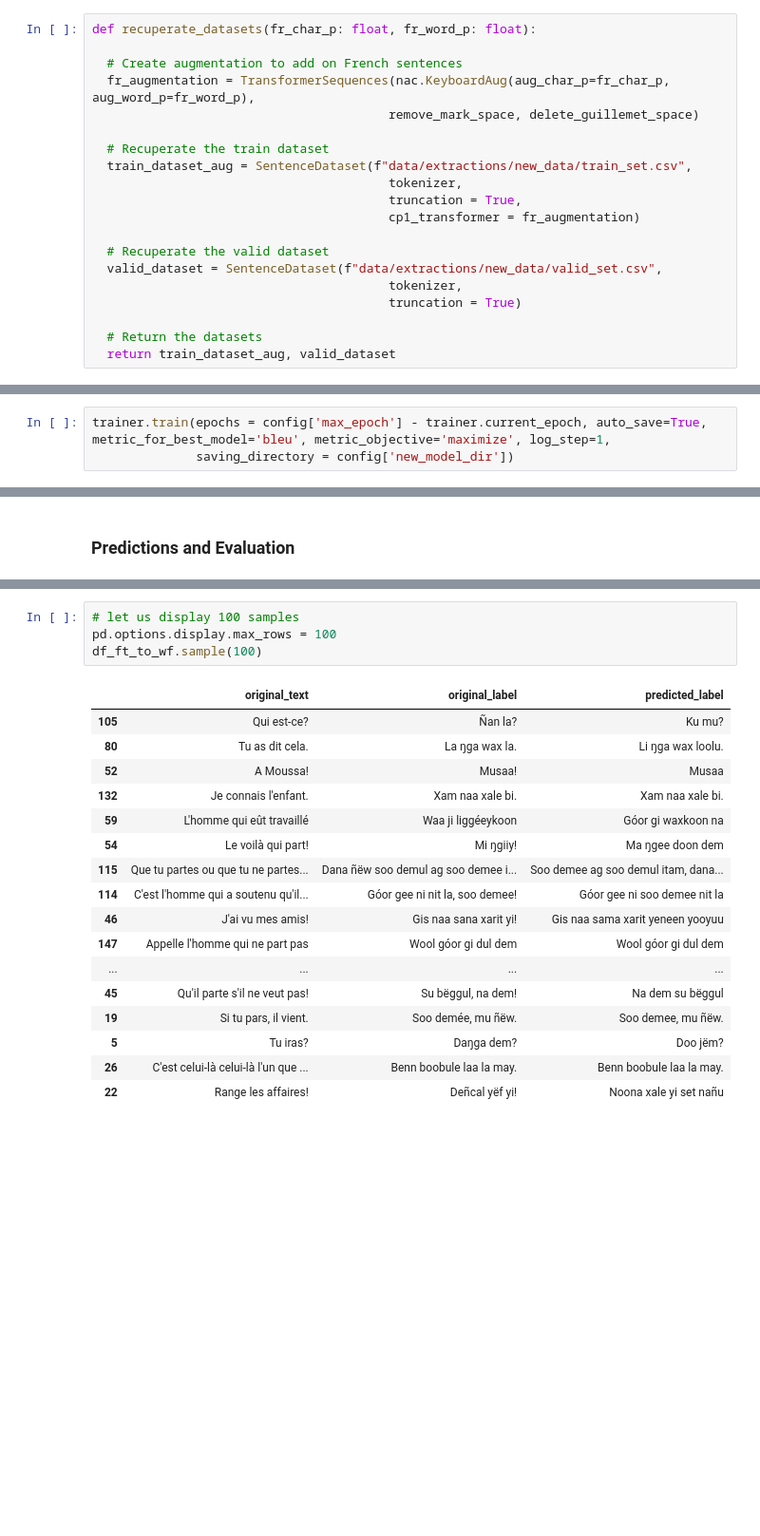
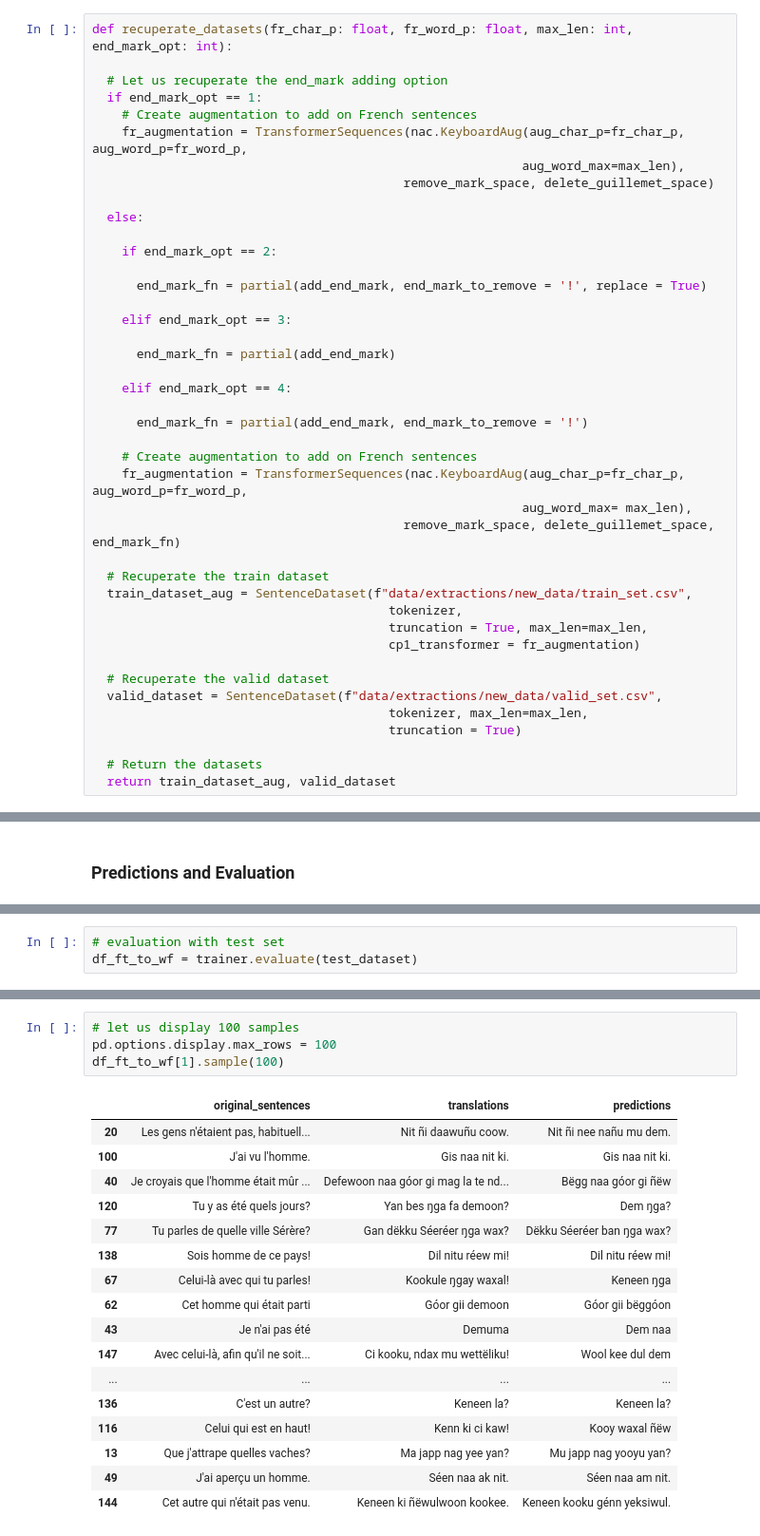
Before and after one commit to Oumar199/Wolof_traduction, a Jupyter notebook: fw_training_t5_small_custom_train_best_model_v3.ipynb, the cells around one changed output, grey strips where cells are left out. Shown at 95% size. Drawn from its saved outputs; the diff is of its cells as text; blank space fills up the shorter version.

```diff
--- a/fw_training_t5_small_custom_train_best_model_v3.ipynb
+++ b/fw_training_t5_small_custom_train_best_model_v3.ipynb
@@ -61,21 +62,43 @@ os.environ["WANDB_DISABLED"] = "true"
 # recuperate the tokenizer from a json file
 tokenizer = T5TokenizerFast(tokenizer_file=f"wolof-translate/wolof_translate/tokenizers/t5_tokenizers/tokenizer_v3.json")
 # %%
-def recuperate_datasets(fr_char_p: float, fr_word_p: float):
+def recuperate_datasets(fr_char_p: float, fr_word_p: float, max_len: int, end_mark_opt: int):
 
-  # Create augmentation to add on French sentences
-  fr_augmentation = TransformerSequences(nac.KeyboardAug(aug_char_p=fr_char_p, aug_word_p=fr_word_p),
-                                        remove_mark_space, delete_guillemet_space)
+  # Let us recuperate the end_mark adding option
+  if end_mark_opt == 1:
+    # Create augmentation to add on French sentences
+    fr_augmentation = TransformerSequences(nac.KeyboardAug(aug_char_p=fr_char_p, aug_word_p=fr_word_p,
+                                                          aug_word_max=max_len),
+                                          remove_mark_space, delete_guillemet_space)
+
+  else:
+
+    if end_mark_opt == 2:
+
+      end_mark_fn = partial(add_end_mark, end_mark_to_remove = '!', replace = True)
+
+    elif end_mark_opt == 3:
+
+      end_mark_fn = partial(add_end_mark)
+
+    elif end_mark_opt == 4:
+
+      end_mark_fn = partial(add_end_mark, end_mark_to_remove = '!')
+
+    # Create augmentation to add on French sentences
+    fr_augmentation = TransformerSequences(nac.KeyboardAug(aug_char_p=fr_char_p, aug_word_p=fr_word_p,
+                                                          aug_word_max= max_len),
+                                          remove_mark_space, delete_guillemet_space, end_mark_fn)
 
   # Recuperate the train dataset
   train_dataset_aug = SentenceDataset(f"data/extractions/new_data/train_set.csv",
                                         tokenizer,
-                                        truncation = True,
+                                        truncation = True, max_len=max_len,
                                         cp1_transformer = fr_augmentation)
 
   # Recuperate the valid dataset
   valid_dataset = SentenceDataset(f"data/extractions/new_data/valid_set.csv",
-                                        tokenizer,
+                                        tokenizer, max_len=max_len,
                                         truncation = True)
 
   # Return the datasets
@@ -435,3 +374,0 @@ Metrics: {'train_loss': 0.3056399251629667, 'test_loss': 0.5248313203454018, 'bl
-# %%
-trainer.train(epochs = config['max_epoch'] - trainer.current_epoch, auto_save=True, metric_for_best_model='bleu', metric_objective='maximize', log_step=1,
-              saving_directory = config['new_model_dir'])
@@ -476 +384,4 @@ Let us generate texts and store into a DataFrame.
+# %%
+# evaluation with test set
+df_ft_to_wf = trainer.evaluate(test_dataset)
 # %%
@@ -490,22 +401,22 @@ df_ft_to_wf.tail(10)
 # %%
 # let us display 100 samples
 pd.options.display.max_rows = 100
-df_ft_to_wf.sample(100)
+df_ft_to_wf[1].sample(100)
 # %% [output]
-|  | original_text | original_label | predicted_label |
-| 105 | Qui est-ce? | Ñan la? | Ku mu? |
-| 80 | Tu as dit cela. | La ŋga wax la. | Li ŋga wax loolu. |
-| 52 | A Moussa! | Musaa! | Musaa |
-| 132 | Je connais l'enfant. | Xam naa xale bi. | Xam naa xale bi. |
-| 59 | L'homme qui eût travaillé | Waa ji liggéeykoon | Góor gi waxkoon na |
-| 54 | Le voilà qui part! | Mi ŋgiiy! | Ma ŋgee doon dem |
-| 115 | Que tu partes ou que tu ne partes... | Dana ñëw soo demul ag soo demee i... | Soo demee ag soo demul itam, dana... |
-| 114 | C'est l'homme qui a soutenu qu'il... | Góor gee ni nit la, soo demee! | Góor gee ni soo demee nit la |
-| 46 | J'ai vu mes amis! | Gis naa sana xarit yi! | Gis naa sama xarit yeneen yooyuu |
-| 147 | Appelle l'homme qui ne part pas | Wool góor gi dul dem | Wool góor gi dul dem |
+|  | original_sentences | translations | predictions |
+| 20 | Les gens n'étaient pas, habituell... | Nit ñi daawuñu coow. | Nit ñi nee nañu mu dem. |
+| 100 | J'ai vu l'homme. | Gis naa nit ki. | Gis naa nit ki. |
+| 40 | Je croyais que l'homme était mûr ... | Defewoon naa góor gi mag la te nd... | Bëgg naa góor gi ñëw |
+| 120 | Tu y as été quels jours? | Yan bes ŋga fa demoon? | Dem ŋga? |
+| 77 | Tu parles de quelle ville Sérère? | Gan dëkku Séeréer ŋga wax? | Dëkku Séeréer ban ŋga wax? |
+| 138 | Sois homme de ce pays! | Dil nitu réew mi! | Dil nitu réew mi! |
+| 67 | Celui-là avec qui tu parles! | Kookule ŋgay waxal! | Keneen ŋga |
+| 62 | Cet homme qui était parti | Góor gii demoon | Góor gii bëggóon |
+| 43 | Je n'ai pas été | Demuma | Dem naa |
+| 147 | Avec celui-là, afin qu'il ne soit... | Ci kooku, ndax mu wettëliku! | Wool kee dul dem |
 | ... | ... | ... | ... |
-| 45 | Qu'il parte s'il ne veut pas! | Su bëggul, na dem! | Na dem su bëggul |
-| 19 | Si tu pars, il vient. | Soo demée, mu ñëw. | Soo demee, mu ñëw. |
-| 5 | Tu iras? | Daŋga dem? | Doo jëm? |
-| 26 | C'est celui-là celui-là l'un que ... | Benn boobule laa la may. | Benn boobule laa la may. |
-| 22 | Range les affaires! | Deñcal yëf yi! | Noona xale yi set nañu |
+| 136 | C'est un autre? | Keneen la? | Keneen la? |
+| 116 | Celui qui est en haut! | Kenn ki ci kaw! | Kooy waxal ñëw |
+| 13 | Que j'attrape quelles vaches? | Ma japp nag yee yan? | Mu japp nag yooyu yan? |
+| 49 | J'ai aperçu un homme. | Séen naa ak nit. | Séen naa am nit. |
+| 144 | Cet autre qui n'était pas venu. | Keneen ki ñëwulwoon kookee. | Keneen kooku génn yeksiwul. |
```
Also changed, not shown: parts of 23 cells of this notebook, 29 other files.
